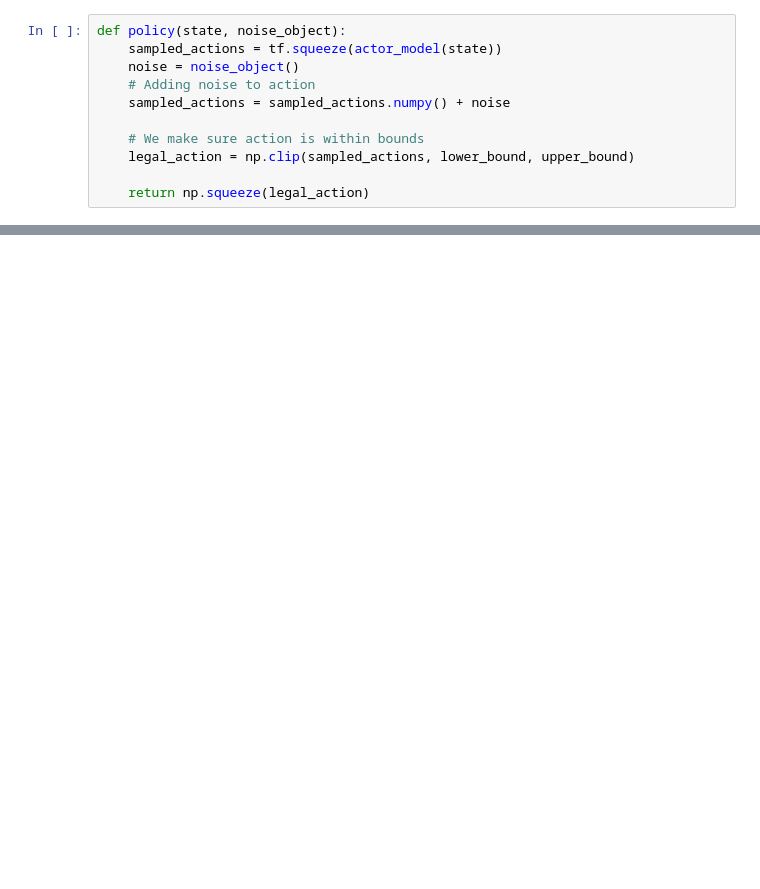
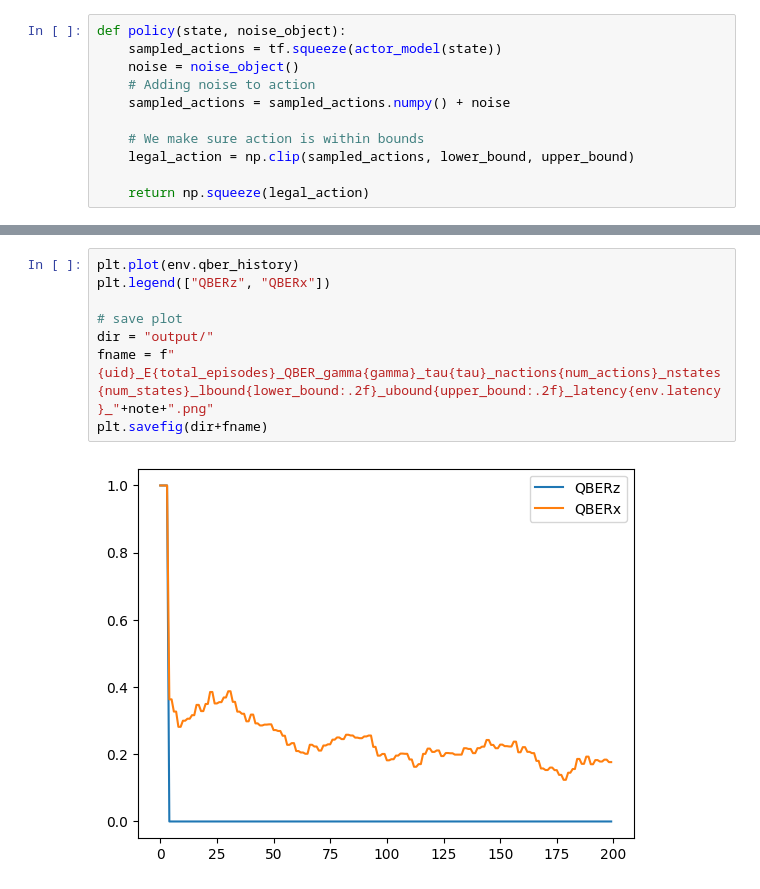
Before and after one commit to callmechristian/qnctrl, a Jupyter notebook: DDPG_simple.ipynb, the cells around one changed output, grey strips where cells are left out. Cells and saved outputs as stored; diff of their text form; blank space fills up the shorter version.

```diff
--- a/DDPG_simple.ipynb
+++ b/DDPG_simple.ipynb
@@ -325,0 +346,10 @@ plt.legend(["QBERz", "QBERx"])
+# %%
+plt.plot(env.qber_history)
+plt.legend(["QBERz", "QBERx"])
+
+# save plot
+dir = "output/"
+fname = f"{uid}_E{total_episodes}_QBER_gamma{gamma}_tau{tau}_nactions{num_actions}_nstates{num_states}_lbound{lower_bound:.2f}_ubound{upper_bound:.2f}_latency{env.latency}_"+note+".png"
+plt.savefig(dir+fname)
+# %% [output]
+[figure, added]
```
Also changed, not shown: parts of 8 cells of this notebook, 18 other files.
